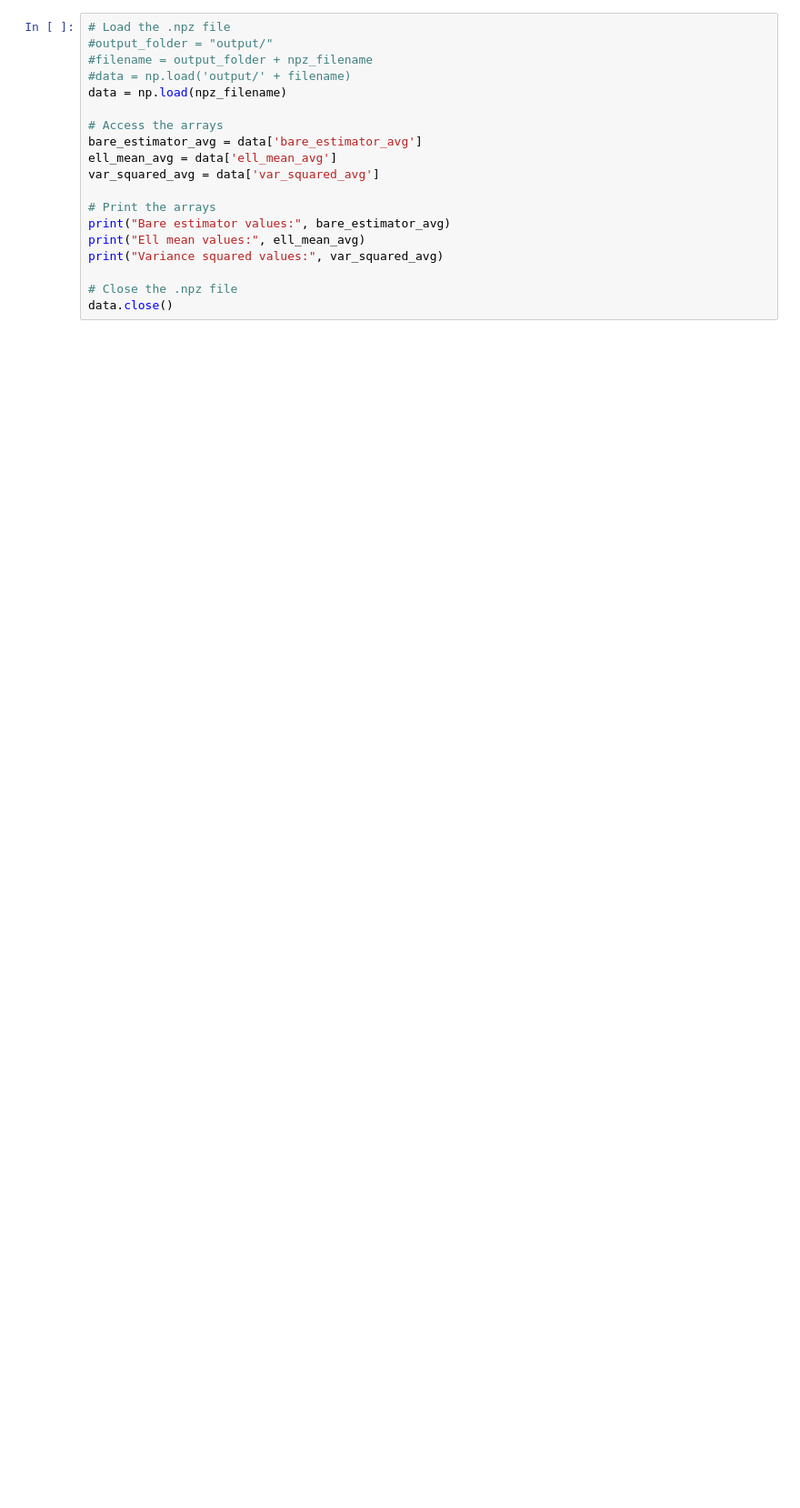
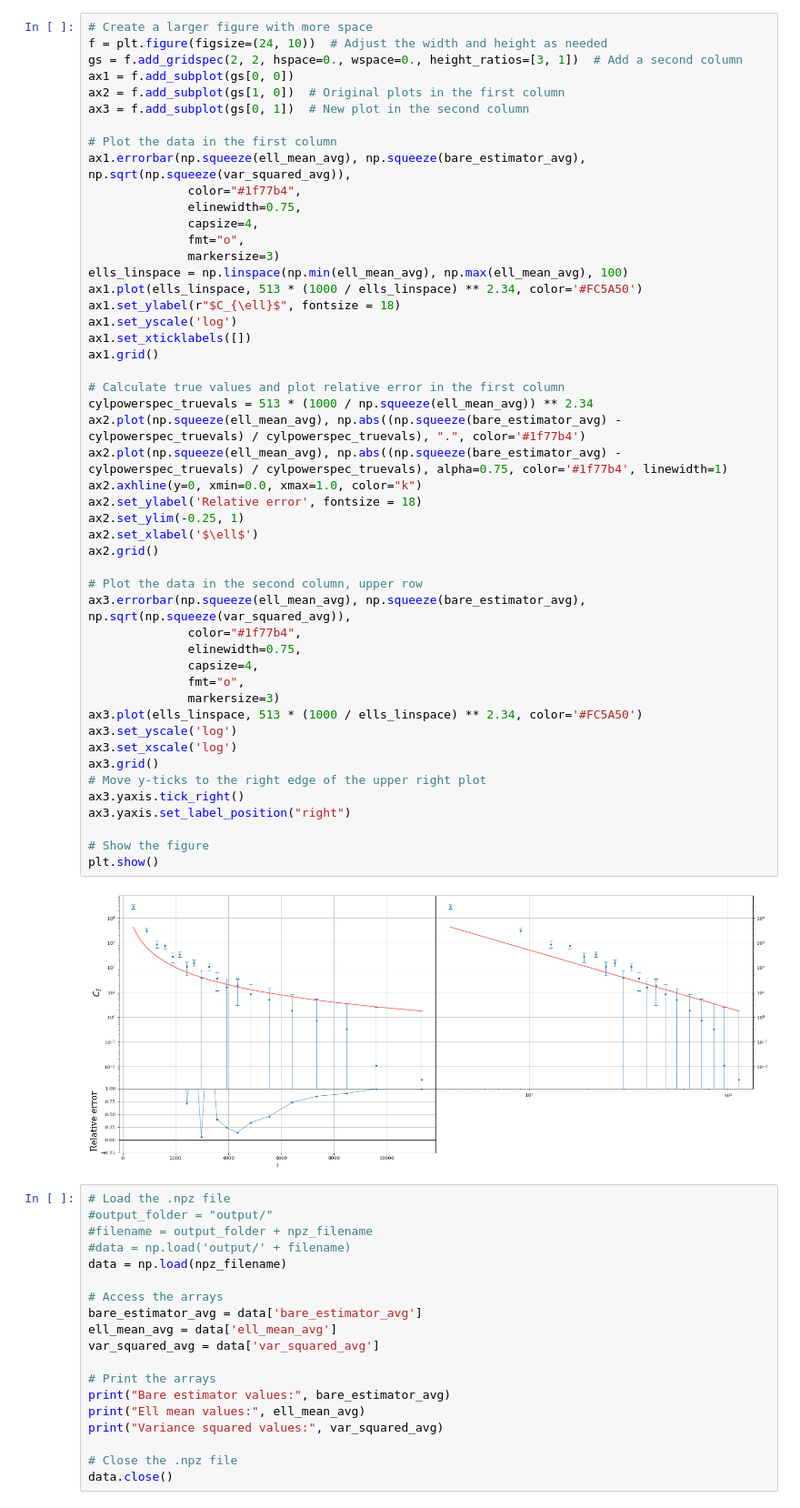
Before and after one commit to vitraj/visest, a Jupyter notebook: cupy_SKA_vectorisation_multistep_optimized.ipynb, the cells around one changed output. Shown at 91% size. Cells and saved outputs as stored; diff of their text form; blank space fills up the shorter version.

```diff
--- a/cupy_SKA_vectorisation_multistep_optimized.ipynb
+++ b/cupy_SKA_vectorisation_multistep_optimized.ipynb
@@ -693,3 +710,54 @@ Timestep 5
+# %%
+# Create a larger figure with more space
+f = plt.figure(figsize=(24, 10))  # Adjust the width and height as needed
+gs = f.add_gridspec(2, 2, hspace=0., wspace=0., height_ratios=[3, 1])  # Add a second column
+ax1 = f.add_subplot(gs[0, 0])
+ax2 = f.add_subplot(gs[1, 0])  # Original plots in the first column
+ax3 = f.add_subplot(gs[0, 1])  # New plot in the second column
+
+# Plot the data in the first column
+ax1.errorbar(np.squeeze(ell_mean_avg), np.squeeze(bare_estimator_avg), np.sqrt(np.squeeze(var_squared_avg)),
+              color="#1f77b4",
+              elinewidth=0.75,
+              capsize=4,
+              fmt="o",
+              markersize=3)
+ells_linspace = np.linspace(np.min(ell_mean_avg), np.max(ell_mean_avg), 100)
+ax1.plot(ells_linspace, 513 * (1000 / ells_linspace) ** 2.34, color='#FC5A50')
+ax1.set_ylabel(r"$C_{\ell}$", fontsize = 18)
+ax1.set_yscale('log')
+ax1.set_xticklabels([])
+ax1.grid()
+
+# Calculate true values and plot relative error in the first column
+cylpowerspec_truevals = 513 * (1000 / np.squeeze(ell_mean_avg)) ** 2.34
+ax2.plot(np.squeeze(ell_mean_avg), np.abs((np.squeeze(bare_estimator_avg) - cylpowerspec_truevals) / cylpowerspec_truevals), ".", color='#1f77b4')
+ax2.plot(np.squeeze(ell_mean_avg), np.abs((np.squeeze(bare_estimator_avg) - cylpowerspec_truevals) / cylpowerspec_truevals), alpha=0.75, color='#1f77b4', linewidth=1)
+ax2.axhline(y=0, xmin=0.0, xmax=1.0, color="k")
+ax2.set_ylabel('Relative error', fontsize = 18)
+ax2.set_ylim(-0.25, 1)
+ax2.set_xlabel('$\ell$')
+ax2.grid()
+
+# Plot the data in the second column, upper row
+ax3.errorbar(np.squeeze(ell_mean_avg), np.squeeze(bare_estimator_avg), np.sqrt(np.squeeze(var_squared_avg)),
+              color="#1f77b4",
+              elinewidth=0.75,
+              capsize=4,
+              fmt="o",
+              markersize=3)
+ax3.plot(ells_linspace, 513 * (1000 / ells_linspace) ** 2.34, color='#FC5A50')
+ax3.set_yscale('log')
+ax3.set_xscale('log')
+ax3.grid()
+# Move y-ticks to the right edge of the upper right plot
+ax3.yaxis.tick_right()
+ax3.yaxis.set_label_position("right")
+
+# Show the figure
+plt.show()
+# %% [output]
+[figure, added]
 # %%
 # Load the .npz file
 #output_folder = "output/"
```
Also changed, not shown: parts of 2 cells of this notebook, 33 other files.
